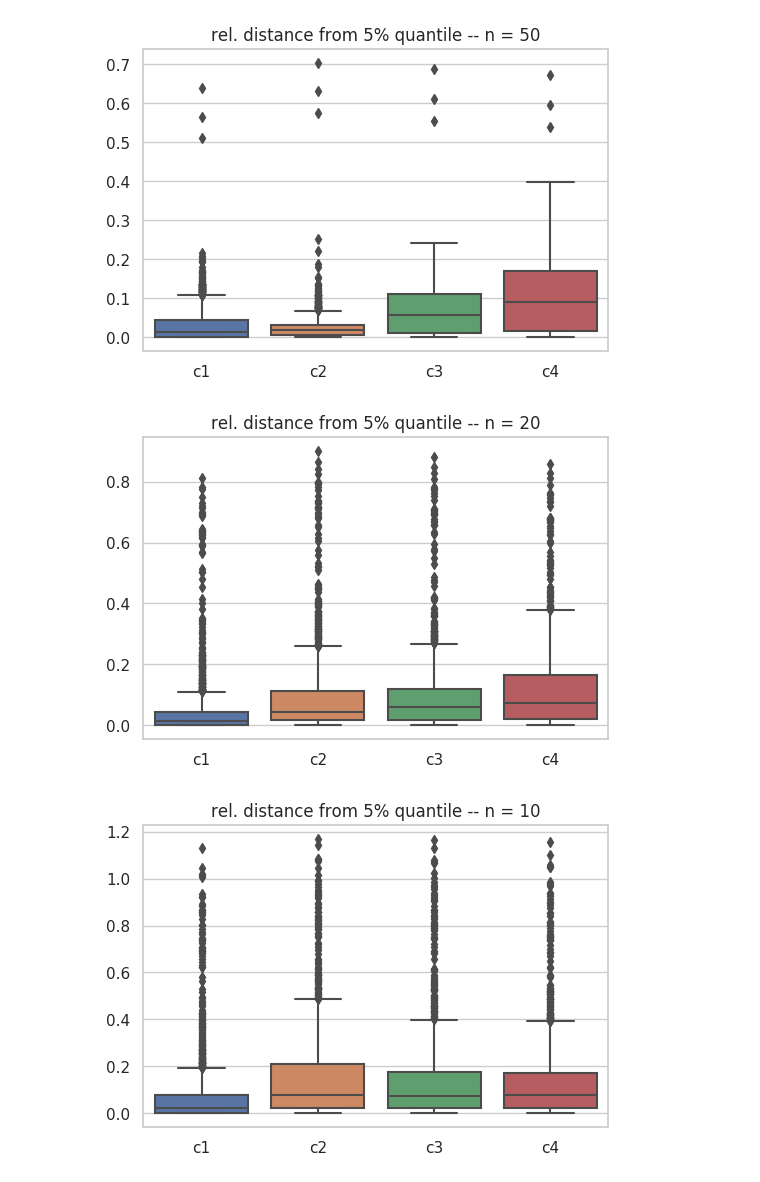
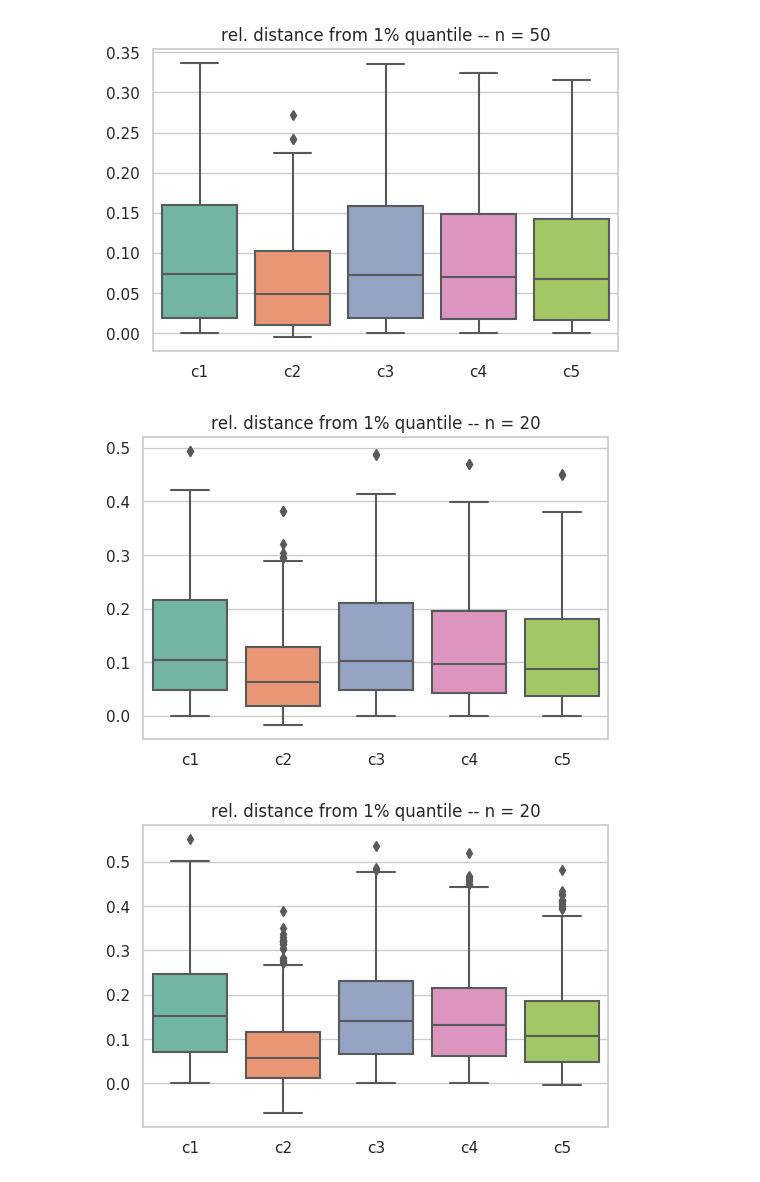
Before and after one commit to matheushjs/2020-paper-statistical-comput, a Jupyter notebook: experiments/test_estimators.ipynb, the cells around one changed output. Drawn from its saved outputs; the diff is of its cells as text; code cells hidden in the pictures.

Commit message:
Finish first plots

```diff
--- a/experiments/test_estimators.ipynb
+++ b/experiments/test_estimators.ipynb
@@ -18,0 +37,12 @@ for S in allSamples:
+# %%
+columns1 = ["dist05-c{}".format(i) for i in range(1, 6)]
+data = sample100[columns]
+data.columns = ["c1", "c2", "c3", "c4", "c5"]
+
+plt.figure(dpi=100)
+sns.set(style="whitegrid")
+sns.set_palette("Set2")
+sns.boxplot(data=data)
+plt.title("rel. distance from 5% quantile -- n = 100")
+
+plt.show()
@@ -30,0 +84,10 @@ plt.show()
+# %%
+columns = ["dist01-c{}".format(i) for i in range(1, 6)]
+data = sample100[columns]
+data.columns = ["c1", "c2", "c3", "c4", "c5"]
+
+plt.figure(dpi=100)
+sns.boxplot(data=data)
+plt.title("rel. distance from 1% quantile -- n = 100")
+
+plt.show()
@@ -31,36 +96,33 @@ plt.show()
 # %%
-data = sample50[["dist1", "dist2", "dist3", "dist4"]]
-data.columns = ["c1", "c2", "c3", "c4"]
+data = sample50[columns]
+data.columns = ["c1", "c2", "c3", "c4", "c5"]
 
 plt.figure(dpi=100)
-sns.set(style="whitegrid")
 sns.boxplot(data=data)
-plt.title("rel. distance from 5% quantile -- n = 50")
+plt.title("rel. distance from 1% quantile -- n = 50")
 
 plt.show()
 # %% [output]
-[figure, old version]
+[figure, new version]
 # %%
-data = sample20[["dist1", "dist2", "dist3", "dist4"]]
-data.columns = ["c1", "c2", "c3", "c4"]
+data = sample20[columns]
+data.columns = ["c1", "c2", "c3", "c4", "c5"]
 
 plt.figure(dpi=100)
-sns.set(style="whitegrid")
 sns.boxplot(data=data)
-plt.title("rel. distance from 5% quantile -- n = 20")
+plt.title("rel. distance from 1% quantile -- n = 20")
 
 plt.show()
 # %% [output]
-[figure, old version]
+[figure, new version]
 # %%
-data = sample10[["dist1", "dist2", "dist3", "dist4"]]
-data.columns = ["c1", "c2", "c3", "c4"]
+data = sample10[columns]
+data.columns = ["c1", "c2", "c3", "c4", "c5"]
 
 plt.figure(dpi=100)
-sns.set(style="whitegrid")
 sns.boxplot(data=data)
-plt.title("rel. distance from 5% quantile -- n = 10")
+plt.title("rel. distance from 1% quantile -- n = 20")
 
 plt.show()
 # %% [output]
-[figure, old version]
+[figure, new version]
```
Also changed, not shown: parts of 21 cells of this notebook.
